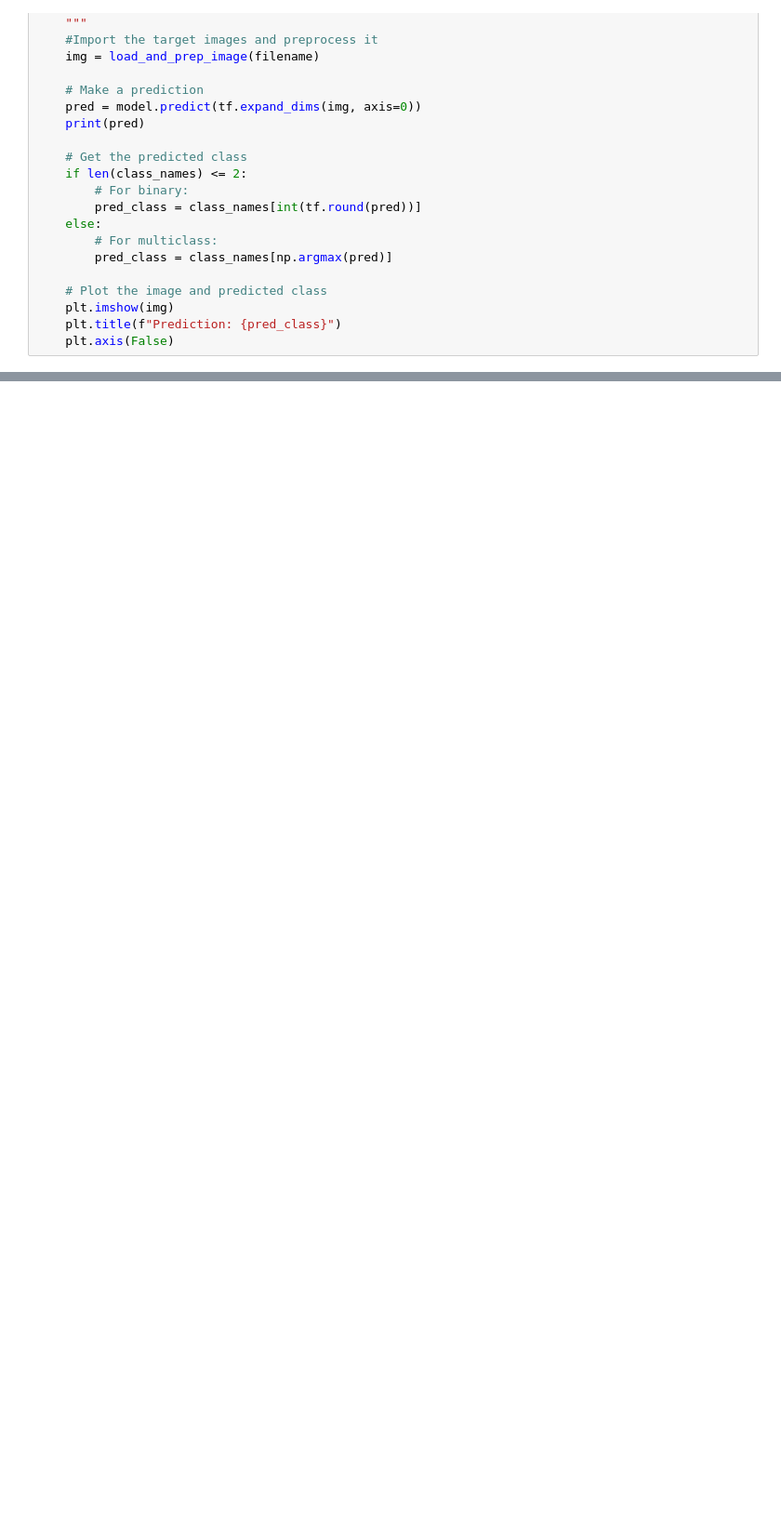
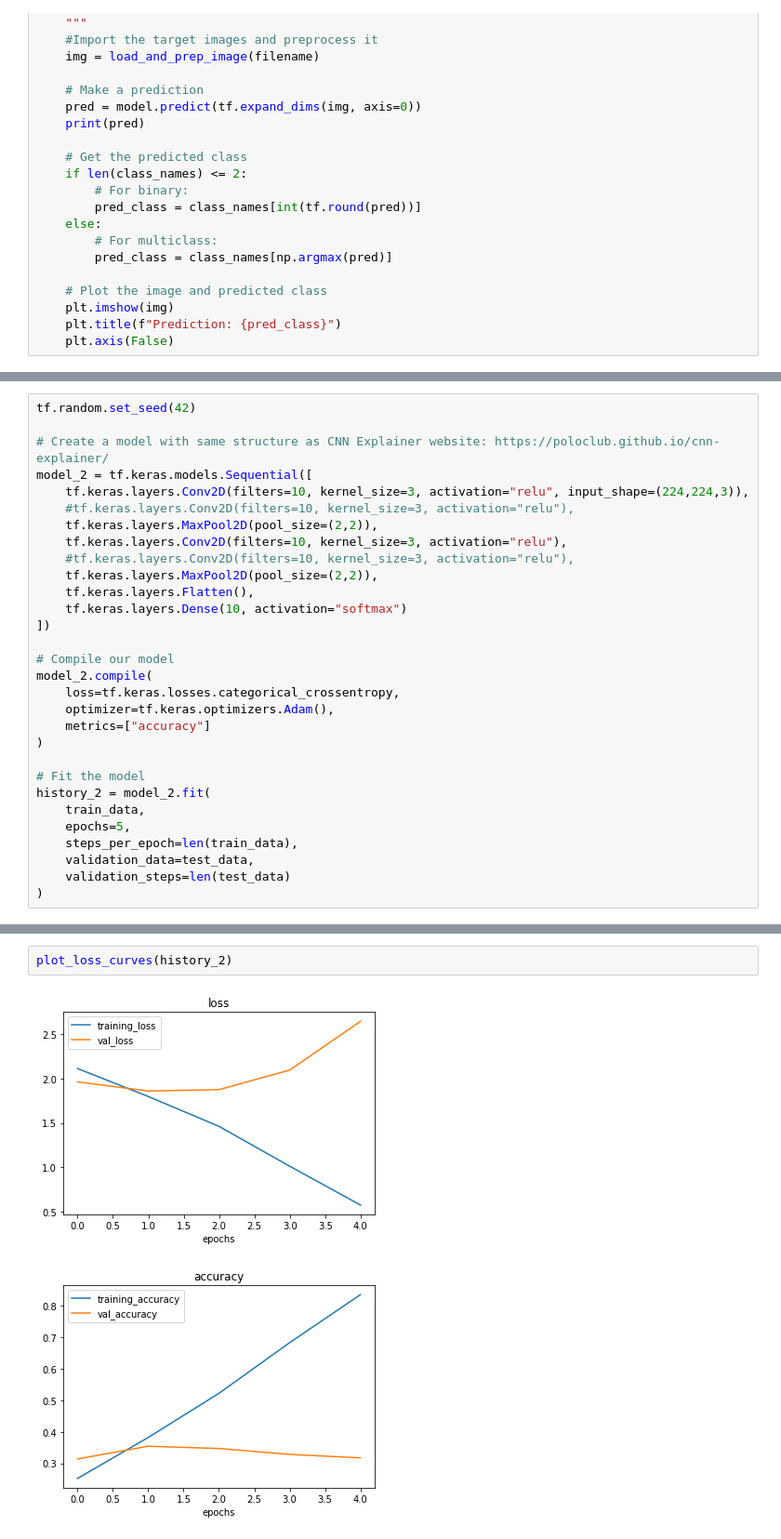
Before and after one commit to DataAnalyticsDojo/Samples-TensorFlow, a Jupyter notebook: FundamentalsCourse/03a_multiclass_cnn_with_tensorflow.ipynb, the cells around one changed output, grey strips where cells are left out. Shown at 93% size. Drawn from its saved outputs; the diff is of its cells as text; blank space fills up the shorter version.

```diff
--- a/FundamentalsCourse/03a_multiclass_cnn_with_tensorflow.ipynb
+++ b/FundamentalsCourse/03a_multiclass_cnn_with_tensorflow.ipynb
@@ -411,0 +479,30 @@ predict_and_plot(model_1, "https://upload.wikimedia.org/wikipedia/commons/1/10/P
+# %%
+tf.random.set_seed(42)
+
+# Create a model with same structure as CNN Explainer website: https://poloclub.github.io/cnn-explainer/
+model_2 = tf.keras.models.Sequential([
+    tf.keras.layers.Conv2D(filters=10, kernel_size=3, activation="relu", input_shape=(224,224,3)),
+    #tf.keras.layers.Conv2D(filters=10, kernel_size=3, activation="relu"),
+    tf.keras.layers.MaxPool2D(pool_size=(2,2)),
+    tf.keras.layers.Conv2D(filters=10, kernel_size=3, activation="relu"),
+    #tf.keras.layers.Conv2D(filters=10, kernel_size=3, activation="relu"),
+    tf.keras.layers.MaxPool2D(pool_size=(2,2)),
+    tf.keras.layers.Flatten(),
+    tf.keras.layers.Dense(10, activation="softmax")
+])
+
+# Compile our model
+model_2.compile(
+    loss=tf.keras.losses.categorical_crossentropy,
+    optimizer=tf.keras.optimizers.Adam(),
+    metrics=["accuracy"]
+)
+
+# Fit the model
+history_2 = model_2.fit(
+    train_data,
+    epochs=5,
+    steps_per_epoch=len(train_data),
+    validation_data=test_data,
+    validation_steps=len(test_data)
+)
@@ -411,0 +543,5 @@ predict_and_plot(model_1, "https://upload.wikimedia.org/wikipedia/commons/1/10/P
+# %%
+plot_loss_curves(history_2)
+# %% [output]
+[figure, added]
+[figure, added]
```
Also changed, not shown: parts of 29 cells of this notebook, 3 other files.
